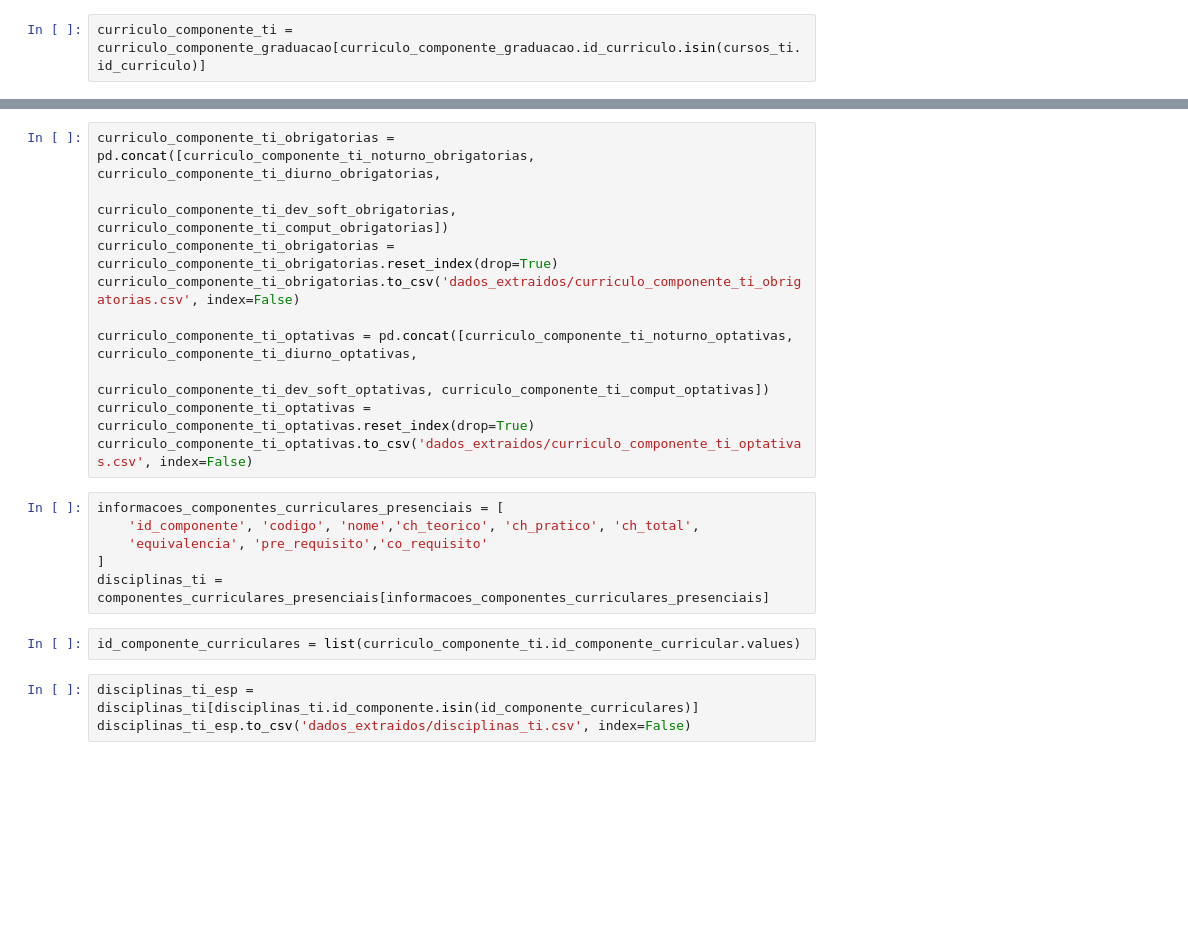
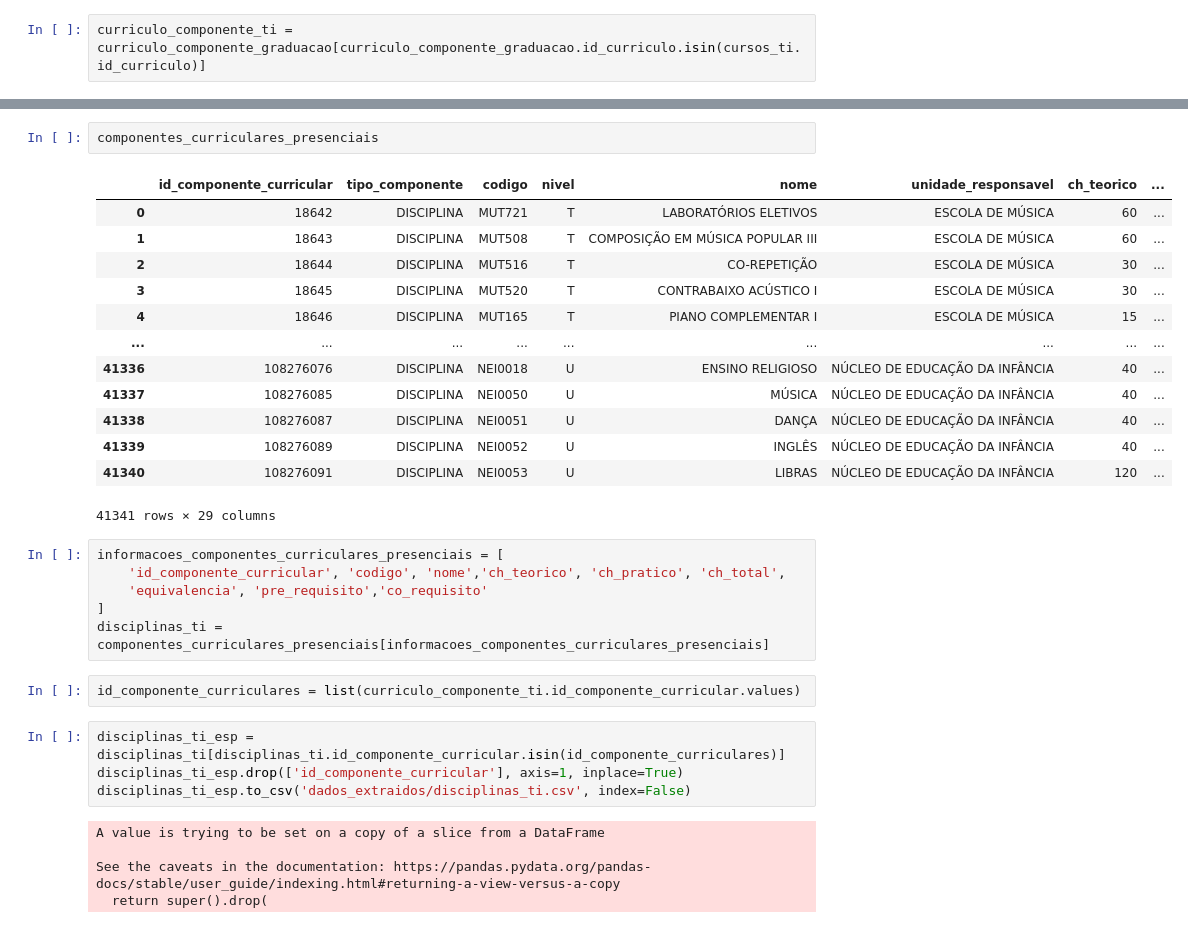
Before and after one commit to arturo32/PODE, a Jupyter notebook: extracao_dados/extracao_cursos.ipynb, the cells around one changed output, grey strips where cells are left out. Cells and saved outputs as stored; diff of their text form; blank space fills up the shorter version.

Commit message:
Atualizada a extraçao dos dados

```diff
--- a/extracao_dados/extracao_cursos.ipynb
+++ b/extracao_dados/extracao_cursos.ipynb
@@ -109,21 +121,33 @@ curriculo_componente_ti_comput_optativas.to_csv('dados_extraidos/curriculo_compo
-# %%
-curriculo_componente_ti_obrigatorias = pd.concat([curriculo_componente_ti_noturno_obrigatorias, curriculo_componente_ti_diurno_obrigatorias,
-                                                  curriculo_componente_ti_dev_soft_obrigatorias, curriculo_componente_ti_comput_obrigatorias])
-curriculo_componente_ti_obrigatorias = curriculo_componente_ti_obrigatorias.reset_index(drop=True)
-curriculo_componente_ti_obrigatorias.to_csv('dados_extraidos/curriculo_componente_ti_obrigatorias.csv', index=False)
-
-curriculo_componente_ti_optativas = pd.concat([curriculo_componente_ti_noturno_optativas, curriculo_componente_ti_diurno_optativas,
-                                                  curriculo_componente_ti_dev_soft_optativas, curriculo_componente_ti_comput_optativas])
-curriculo_componente_ti_optativas = curriculo_componente_ti_optativas.reset_index(drop=True)
-curriculo_componente_ti_optativas.to_csv('dados_extraidos/curriculo_componente_ti_optativas.csv', index=False)
+# %%
+componentes_curriculares_presenciais
+# %% [output]
+|  | id_componente_curricular | tipo_componente | codigo | nivel | nome | unidade_responsavel | ch_teorico | ... |
+| 0 | 18642 | DISCIPLINA | MUT721 | T | LABORATÓRIOS ELETIVOS | ESCOLA DE MÚSICA | 60 | ... |
+| 1 | 18643 | DISCIPLINA | MUT508 | T | COMPOSIÇÃO EM MÚSICA POPULAR III | ESCOLA DE MÚSICA | 60 | ... |
+| 2 | 18644 | DISCIPLINA | MUT516 | T | CO-REPETIÇÃO | ESCOLA DE MÚSICA | 30 | ... |
+| 3 | 18645 | DISCIPLINA | MUT520 | T | CONTRABAIXO ACÚSTICO I | ESCOLA DE MÚSICA | 30 | ... |
+| 4 | 18646 | DISCIPLINA | MUT165 | T | PIANO COMPLEMENTAR I | ESCOLA DE MÚSICA | 15 | ... |
+| ... | ... | ... | ... | ... | ... | ... | ... | ... |
+| 41336 | 108276076 | DISCIPLINA | NEI0018 | U | ENSINO RELIGIOSO | NÚCLEO DE EDUCAÇÃO DA INFÂNCIA | 40 | ... |
+| 41337 | 108276085 | DISCIPLINA | NEI0050 | U | MÚSICA | NÚCLEO DE EDUCAÇÃO DA INFÂNCIA | 40 | ... |
+| 41338 | 108276087 | DISCIPLINA | NEI0051 | U | DANÇA | NÚCLEO DE EDUCAÇÃO DA INFÂNCIA | 40 | ... |
+| 41339 | 108276089 | DISCIPLINA | NEI0052 | U | INGLÊS | NÚCLEO DE EDUCAÇÃO DA INFÂNCIA | 40 | ... |
+| 41340 | 108276091 | DISCIPLINA | NEI0053 | U | LIBRAS | NÚCLEO DE EDUCAÇÃO DA INFÂNCIA | 120 | ... |
+41341 rows × 29 columns
 # %%
 informacoes_componentes_curriculares_presenciais = [
-    'id_componente', 'codigo', 'nome','ch_teorico', 'ch_pratico', 'ch_total',
+    'id_componente_curricular', 'codigo', 'nome','ch_teorico', 'ch_pratico', 'ch_total',
     'equivalencia', 'pre_requisito','co_requisito'
 ]
 disciplinas_ti = componentes_curriculares_presenciais[informacoes_componentes_curriculares_presenciais]
 # %%
 id_componente_curriculares = list(curriculo_componente_ti.id_componente_curricular.values)
 # %%
-disciplinas_ti_esp = disciplinas_ti[disciplinas_ti.id_componente.isin(id_componente_curriculares)]
+disciplinas_ti_esp = disciplinas_ti[disciplinas_ti.id_componente_curricular.isin(id_componente_curriculares)]
+disciplinas_ti_esp.drop(['id_componente_curricular'], axis=1, inplace=True)
 disciplinas_ti_esp.to_csv('dados_extraidos/disciplinas_ti.csv', index=False)
+# %% [output]
+A value is trying to be set on a copy of a slice from a DataFrame
+
+See the caveats in the documentation: https://pandas.pydata.org/pandas-docs/stable/user_guide/indexing.html#returning-a-view-versus-a-copy
+  return super().drop(
```
Also changed, not shown: parts of 6 cells of this notebook, 11 other files.
